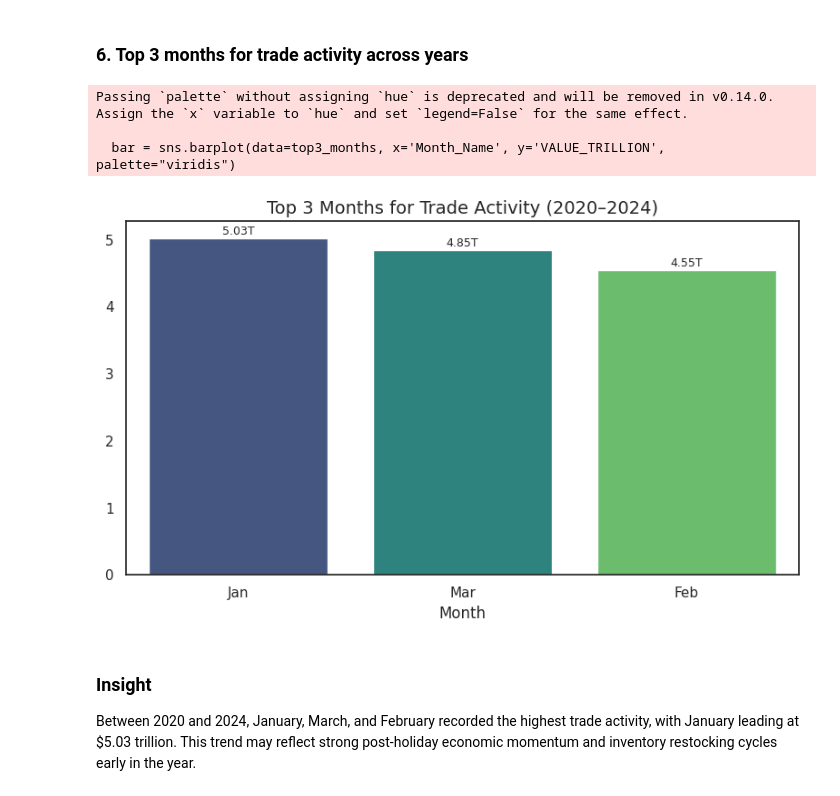
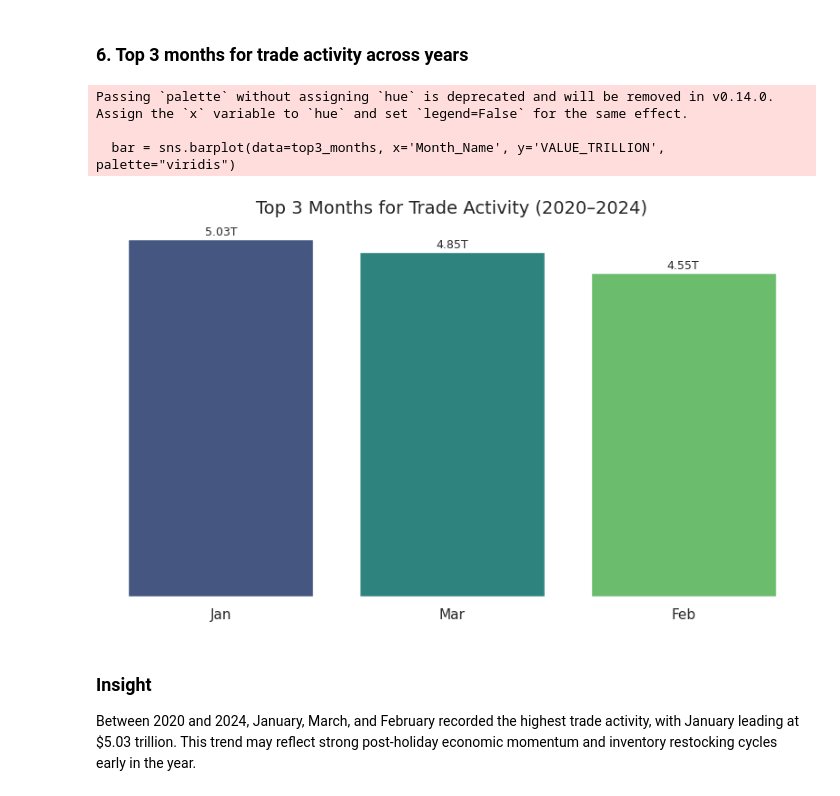
Before and after one commit to nanaakuaobota/TransBorder-Freight-Data-Analysis-Project, a Jupyter notebook: TransBorder_Freight_Data_Analysis_Project.ipynb, the cells around one changed output. Cells and saved outputs as stored; diff of their text form; code cells hidden in the pictures.

```diff
--- a/TransBorder_Freight_Data_Analysis_Project.ipynb
+++ b/TransBorder_Freight_Data_Analysis_Project.ipynb
@@ -395,30 +399,36 @@ Texas leads all U.S. states in total trade value with approximately 7.46 trillio
 # %%
 
 month_totals = df_all.groupby('Month_Name')['VALUE'].sum().reset_index()
-
 month_totals['VALUE_TRILLION'] = month_totals['VALUE'] / 1e12
-
 
 top3_months = month_totals.sort_values(by='VALUE_TRILLION', ascending=False).head(3)
 
 plt.figure(figsize=(8, 5))
 sns.set_style("white")
 
 bar = sns.barplot(data=top3_months, x='Month_Name', y='VALUE_TRILLION', palette="viridis")
 
+# Add bar labels above bars
 for i, val in enumerate(top3_months['VALUE_TRILLION']):
     plt.text(i, val + 0.05, f'{val:.2f}T', ha='center', fontsize=9)
 
 plt.title("Top 3 Months for Trade Activity (2020–2024)", fontsize=14)
-plt.xlabel("Month")
+plt.xlabel("")
 plt.ylabel("")
+
+# Remove y-axis tick values
+plt.yticks([])
+
+# Remove border lines (spines)
+sns.despine(left=True, bottom=True)
+
 plt.tight_layout()
 plt.show()
 # %% [output]
 Passing `palette` without assigning `hue` is deprecated and will be removed in v0.14.0. Assign the `x` variable to `hue` and set `legend=False` for the same effect.
 
   bar = sns.barplot(data=top3_months, x='Month_Name', y='VALUE_TRILLION', palette="viridis")
-[figure, old version]
+[figure, new version]
 # %% [markdown]
 ### Insight
 
```
Also changed, not shown: parts of 13 cells of this notebook.
